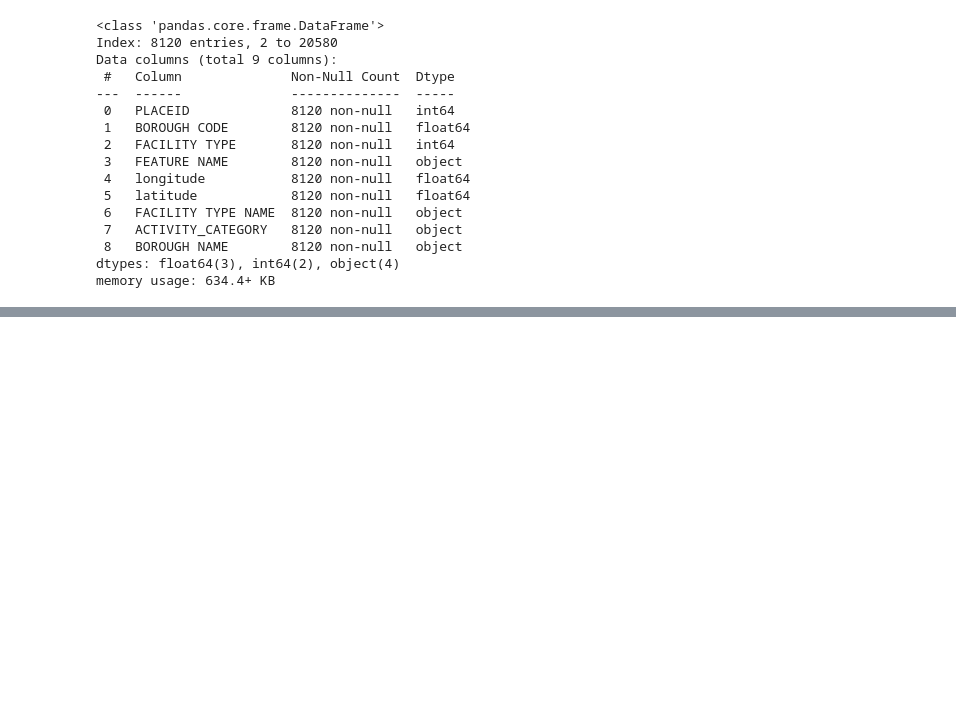
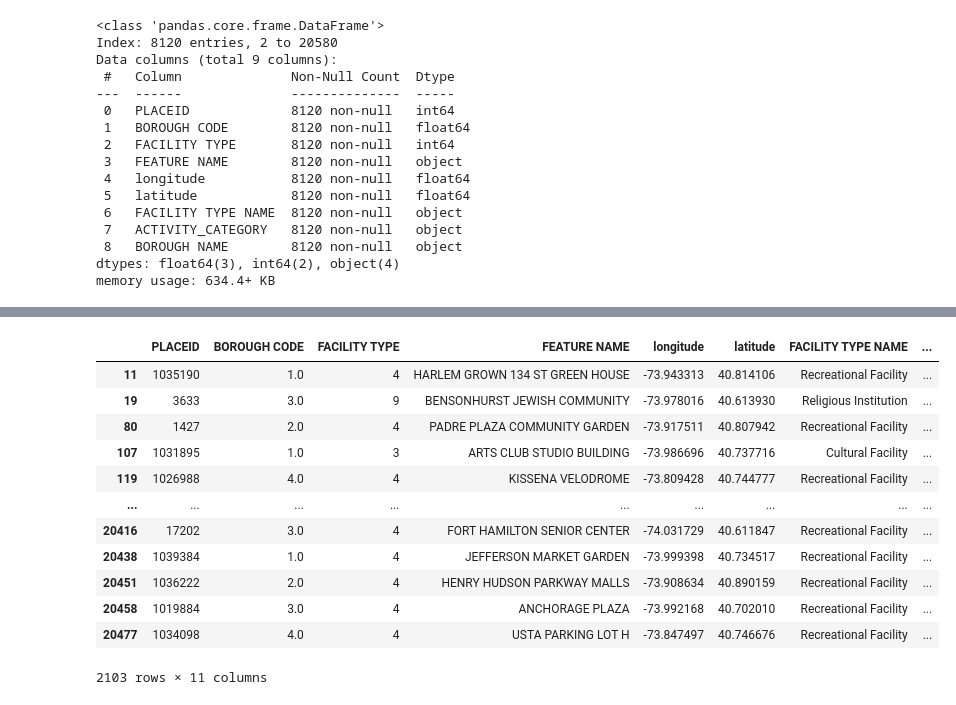
Before and after one commit to celinargy/unamur-certificat-datascience, a Jupyter notebook: IDASM103_visu/notebooks/commonPlace.ipynb, the cells around one changed output, grey strips where cells are left out. Cells and saved outputs as stored; diff of their text form; code cells hidden in the pictures; blank space fills up the shorter version.

```diff
--- a/IDASM103_visu/notebooks/commonPlace.ipynb
+++ b/IDASM103_visu/notebooks/commonPlace.ipynb
@@ -227,0 +237,52 @@ df.to_csv('../data/processed/CommonPlaces.csv')
+# %%
+import re
+def search_for_word_in_df_column(df,word,col_in,col_out,category,case_sensitive=False):
+
+    '''
+    Le but est de chercher un mot(word) dans chaque ligne d'une colonne (col_in) d'un dataframe (df).
+    Si le mot est trouvé, une colonne de sortie (col_out) reprend ce mot. si un autre mot est déjà existant pour cette sortie, il garde l'ancien
+    Retourne le dataframe final
+
+    '''
+
+    # crée la colonne de sortie
+    if col_out not in df.columns:
+        df[col_out]=np.nan
+    # préparer la recherche
+    w=re.escape(word)
+    pattern=rf'\b{w}\b'
+    case=re.IGNORECASE if not case_sensitive else 0
+
+    # chercher le mot
+
+    found=df[col_in].astype(str).str.contains(pattern,flags=case,na=False,regex=True)
+
+    # chercher les lignes vides ou null
+    empty_lines=df[col_out].isna() | (df[col_out].astype(str).str.strip()=='')
+
+    # ecrire ou les lignes sont vides et le mot est trouvé
+
+    to_fill=found & empty_lines
+    df.loc[to_fill,col_out]=category
+# %%
+search_word=[('playground','fun'),('church','religious building'),('park','park'),('garden','park'),('stadium','sport'),('theater','theater'),('museum','museum'),('fields','sport'),('chapel','religious building')]
+
+for word in search_word:
+    search_for_word_in_df_column(df=df,word=word[0],col_in='FEATURE NAME',col_out='PLACE CATEGORY',category=word[1])
+
+df[df['PLACE CATEGORY'].isna()& (df['ACTIVITY_CATEGORY']!='transportation')]
+# df
+# %% [output]
+|  | PLACEID | BOROUGH CODE | FACILITY TYPE | FEATURE NAME | longitude | latitude | FACILITY TYPE NAME | ... |
+| 11 | 1035190 | 1.0 | 4 | HARLEM GROWN 134 ST GREEN HOUSE | -73.943313 | 40.814106 | Recreational Facility | ... |
+| 19 | 3633 | 3.0 | 9 | BENSONHURST JEWISH COMMUNITY | -73.978016 | 40.613930 | Religious Institution | ... |
+| 80 | 1427 | 2.0 | 4 | PADRE PLAZA COMMUNITY GARDEN | -73.917511 | 40.807942 | Recreational Facility | ... |
+| 107 | 1031895 | 1.0 | 3 | ARTS CLUB STUDIO BUILDING | -73.986696 | 40.737716 | Cultural Facility | ... |
+| 119 | 1026988 | 4.0 | 4 | KISSENA VELODROME | -73.809428 | 40.744777 | Recreational Facility | ... |
+| ... | ... | ... | ... | ... | ... | ... | ... | ... |
+| 20416 | 17202 | 3.0 | 4 | FORT HAMILTON SENIOR CENTER | -74.031729 | 40.611847 | Recreational Facility | ... |
+| 20438 | 1039384 | 1.0 | 4 | JEFFERSON MARKET GARDEN | -73.999398 | 40.734517 | Recreational Facility | ... |
+| 20451 | 1036222 | 2.0 | 4 | HENRY HUDSON PARKWAY MALLS | -73.908634 | 40.890159 | Recreational Facility | ... |
+| 20458 | 1019884 | 3.0 | 4 | ANCHORAGE PLAZA | -73.992168 | 40.702010 | Recreational Facility | ... |
+| 20477 | 1034098 | 4.0 | 4 | USTA PARKING LOT H | -73.847497 | 40.746676 | Recreational Facility | ... |
+2103 rows × 11 columns
```
Also changed, not shown: parts of 2 cells of this notebook.
